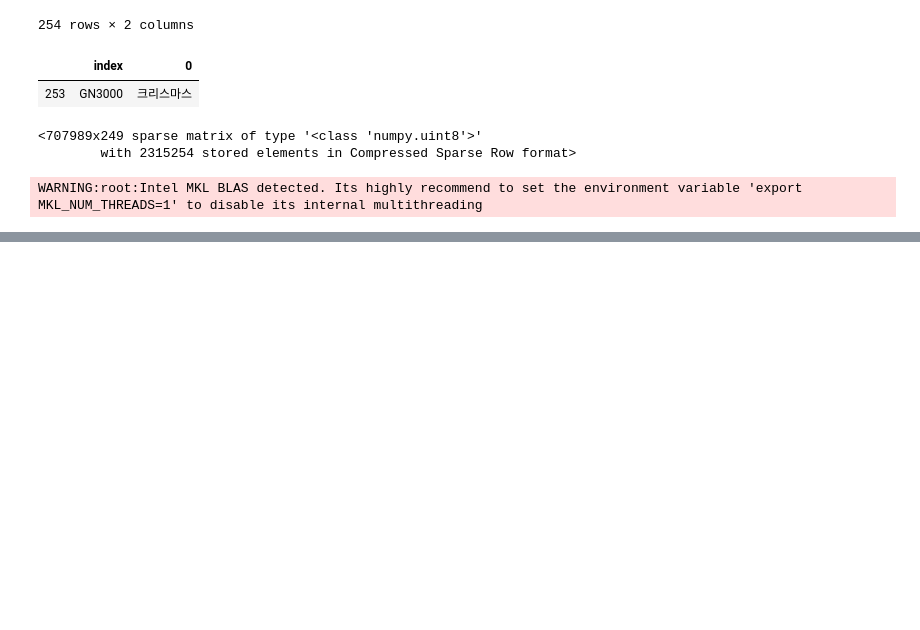
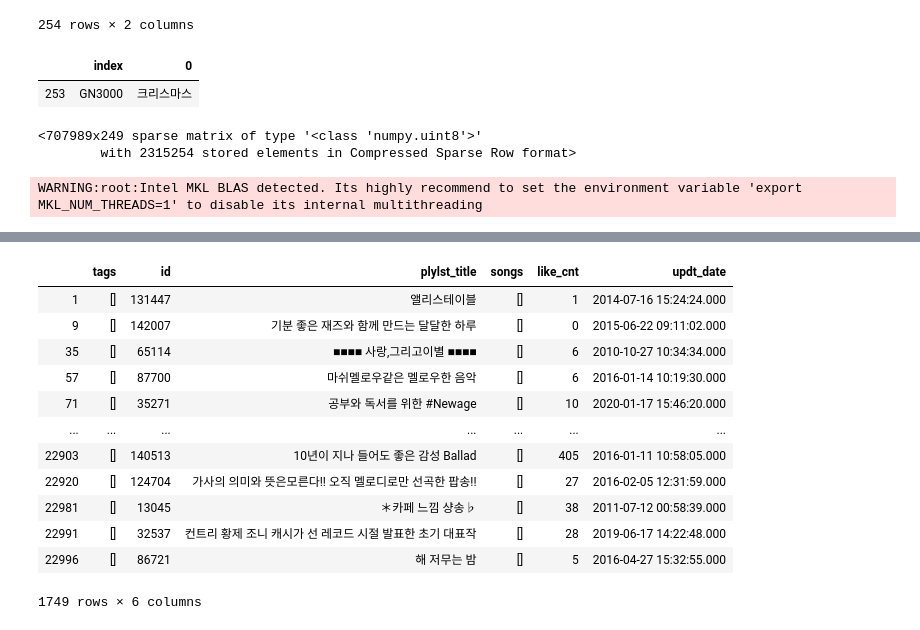
Before and after one commit to HowardHowonYu/book_recommendation, a Jupyter notebook: howard/playlist_recommendation/ALS-simiilarity.ipynb, the cells around one changed output, grey strips where cells are left out. Drawn from its saved outputs; the diff is of its cells as text; code cells hidden in the pictures; blank space fills up the shorter version.

```diff
--- a/howard/playlist_recommendation/ALS-simiilarity.ipynb
+++ b/howard/playlist_recommendation/ALS-simiilarity.ipynb
@@ -143,2 +142,0 @@ WARNING:root:Intel MKL BLAS detected. Its highly recommend to set the environmen
-# %%
-als_model.fit(tr_csr.T * 15.0)
@@ -149,2 +142,0 @@ als_model.fit(tr_csr.T * 15.0)
-# %%
-als_model.fit(tr_csr * 15.0)
@@ -470,0 +236,16 @@ als_model.similar_users(10000)
+# %%
+val_song_100[(val_song_100['tags'].apply(len) == 0) & (val_song_100['songs'].apply(len) == 0)]
+# %% [output]
+|  | tags | id | plylst_title | songs | like_cnt | updt_date |
+| 1 | [] | 131447 | 앨리스테이블 | [] | 1 | 2014-07-16 15:24:24.000 |
+| 9 | [] | 142007 | 기분 좋은 재즈와 함께 만드는 달달한 하루 | [] | 0 | 2015-06-22 09:11:02.000 |
+| 35 | [] | 65114 | ■■■■ 사랑,그리고이별 ■■■■ | [] | 6 | 2010-10-27 10:34:34.000 |
+| 57 | [] | 87700 | 마쉬멜로우같은 멜로우한 음악 | [] | 6 | 2016-01-14 10:19:30.000 |
+| 71 | [] | 35271 | 공부와 독서를 위한 #Newage | [] | 10 | 2020-01-17 15:46:20.000 |
+| ... | ... | ... | ... | ... | ... | ... |
+| 22903 | [] | 140513 | 10년이 지나 들어도 좋은 감성 Ballad | [] | 405 | 2016-01-11 10:58:05.000 |
+| 22920 | [] | 124704 | 가사의 의미와 뜻은모른다!! 오직 멜로디로만 선곡한 팝송!! | [] | 27 | 2016-02-05 12:31:59.000 |
+| 22981 | [] | 13045 | ＊카페 느낌 샹송♭ | [] | 38 | 2011-07-12 00:58:39.000 |
+| 22991 | [] | 32537 | 컨트리 황제 조니 캐시가 선 레코드 시절 발표한 초기 대표작 | [] | 28 | 2019-06-17 14:22:48.000 |
+| 22996 | [] | 86721 | 해 저무는 밤 | [] | 5 | 2016-04-27 15:32:55.000 |
+1749 rows × 6 columns
```
Also changed, not shown: parts of 44 cells of this notebook, 3 other files.
